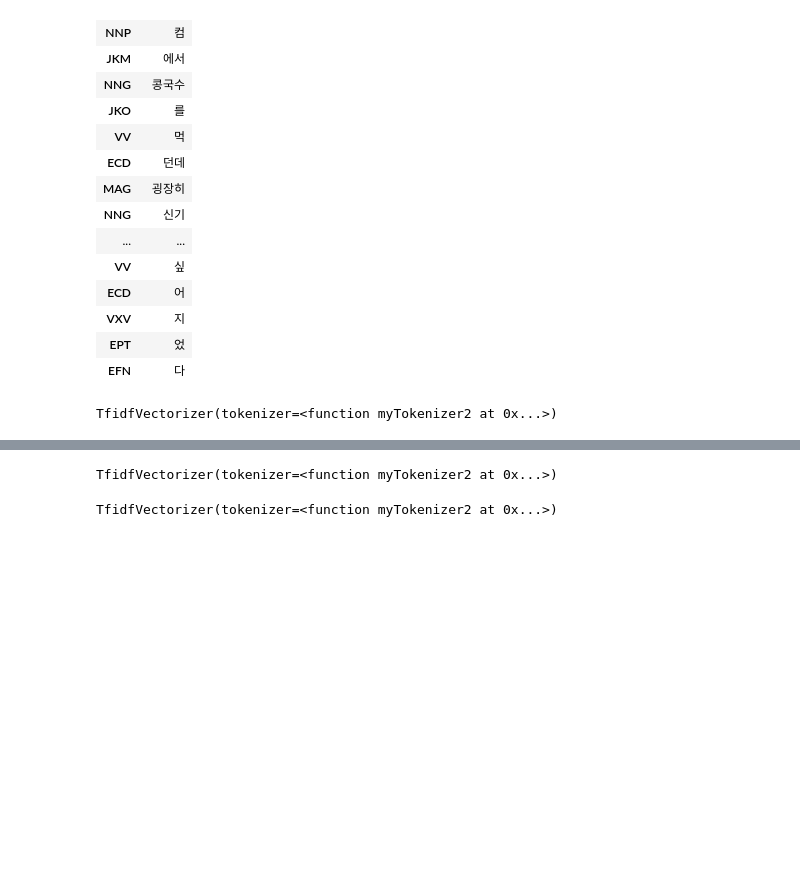
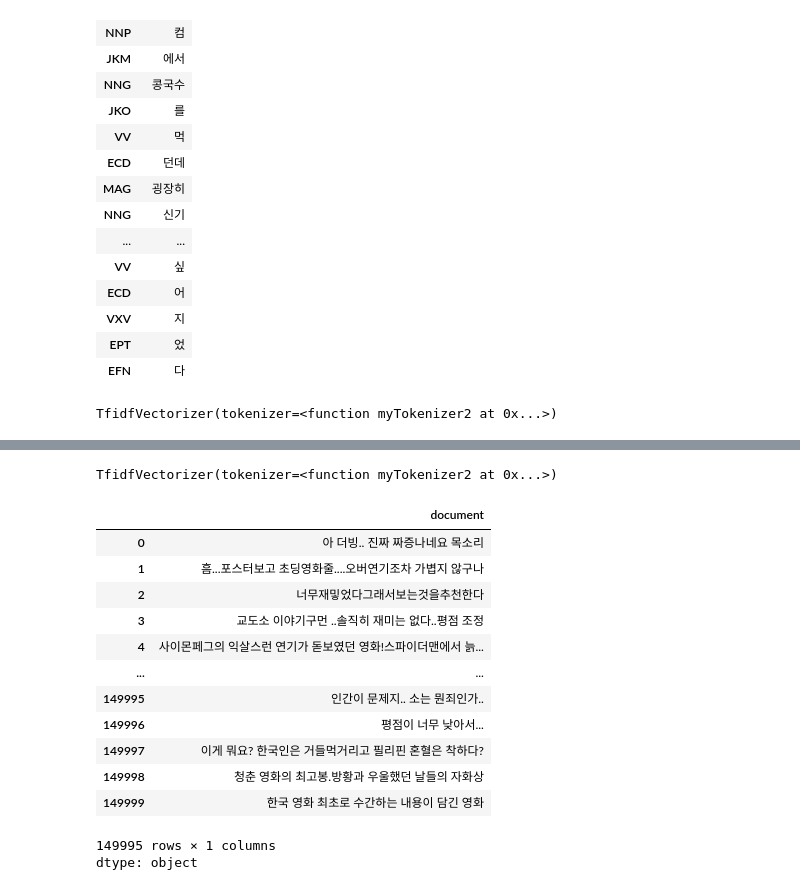
Before and after one commit to JJOK97/core-project-study, a Jupyter notebook: jinseok/textmining/네이버영화평점리뷰.ipynb, the cells around one changed output, grey strips where cells are left out. Cells and saved outputs as stored; diff of their text form; code cells hidden in the pictures; blank space fills up the shorter version.

```diff
--- a/jinseok/textmining/네이버영화평점리뷰.ipynb
+++ b/jinseok/textmining/네이버영화평점리뷰.ipynb
@@ -366,7 +374,23 @@ TfidfVectorizer(tokenizer=<function myTokenizer2 at 0x...>)
 tfidf_final = TfidfVectorizer(tokenizer=myTokenizer2)
 
 # 10000개의 데이터를 이용해서 단어사전 구축을 진행
-tfidf_final.fit(x_train[0:1000])
+tfidf_final.fit(x_train[0:2000])
 # %% [output]
 TfidfVectorizer(tokenizer=<function myTokenizer2 at 0x...>)
-TfidfVectorizer(tokenizer=<function myTokenizer2 at 0x...>)
+# %%
+x_train
+# %% [output]
+|  | document |
+| 0 | 아 더빙.. 진짜 짜증나네요 목소리 |
+| 1 | 흠...포스터보고 초딩영화줄....오버연기조차 가볍지 않구나 |
+| 2 | 너무재밓었다그래서보는것을추천한다 |
+| 3 | 교도소 이야기구먼 ..솔직히 재미는 없다..평점 조정 |
+| 4 | 사이몬페그의 익살스런 연기가 돋보였던 영화!스파이더맨에서 늙... |
+| ... | ... |
+| 149995 | 인간이 문제지.. 소는 뭔죄인가.. |
+| 149996 | 평점이 너무 낮아서... |
+| 149997 | 이게 뭐요? 한국인은 거들먹거리고 필리핀 혼혈은 착하다? |
+| 149998 | 청춘 영화의 최고봉.방황과 우울했던 날들의 자화상 |
+| 149999 | 한국 영화 최초로 수간하는 내용이 담긴 영화 |
+149995 rows × 1 columns
+dtype: object
```
Also changed, not shown: parts of 13 cells of this notebook.
